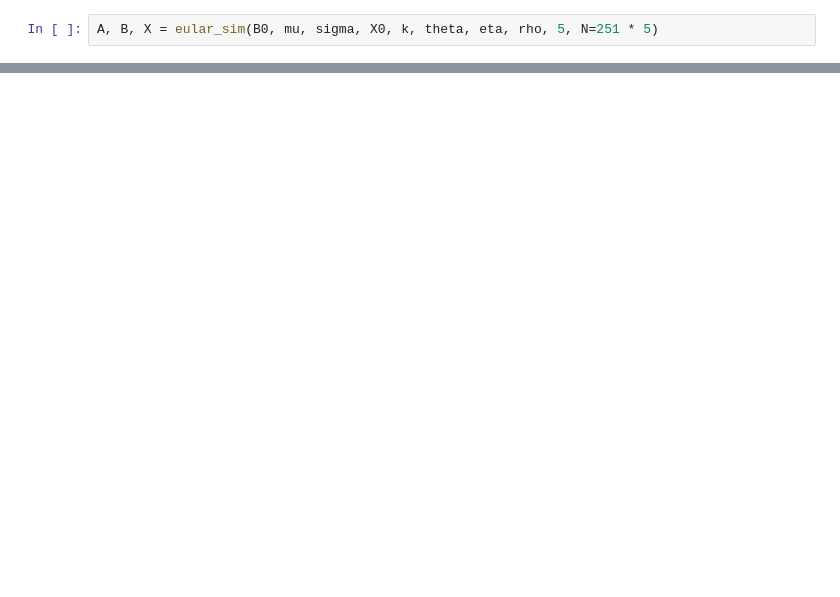
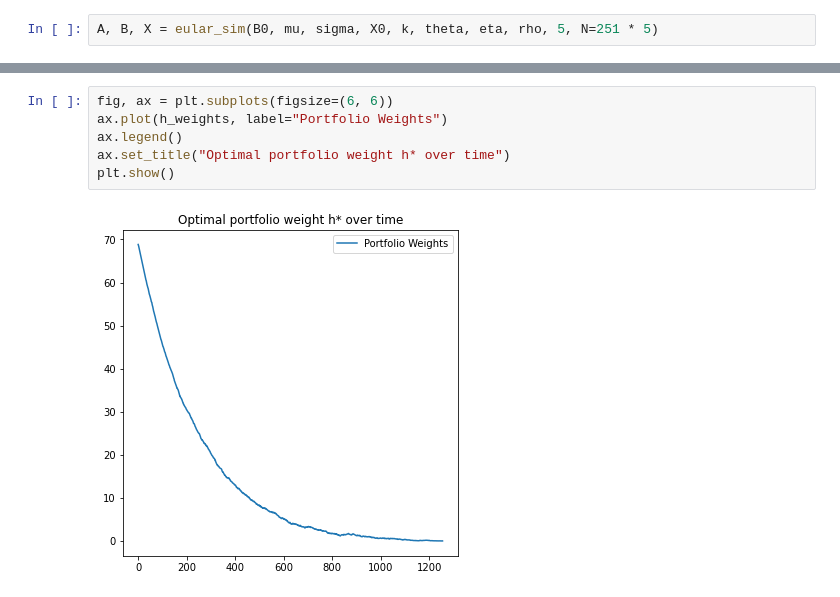
Before and after one commit to YunfengLiu/pairs-trading-sde, a Jupyter notebook: simulation.ipynb, the cells around one changed output, grey strips where cells are left out. Cells and saved outputs as stored; diff of their text form; blank space fills up the shorter version.

```diff
--- a/simulation.ipynb
+++ b/simulation.ipynb
@@ -44,0 +47,8 @@ plt.show()
+# %%
+fig, ax = plt.subplots(figsize=(6, 6))
+ax.plot(h_weights, label="Portfolio Weights")
+ax.legend()
+ax.set_title("Optimal portfolio weight h* over time")
+plt.show()
+# %% [output]
+[figure, added]
```
Also changed, not shown: parts of 13 cells of this notebook, 20 other files.
